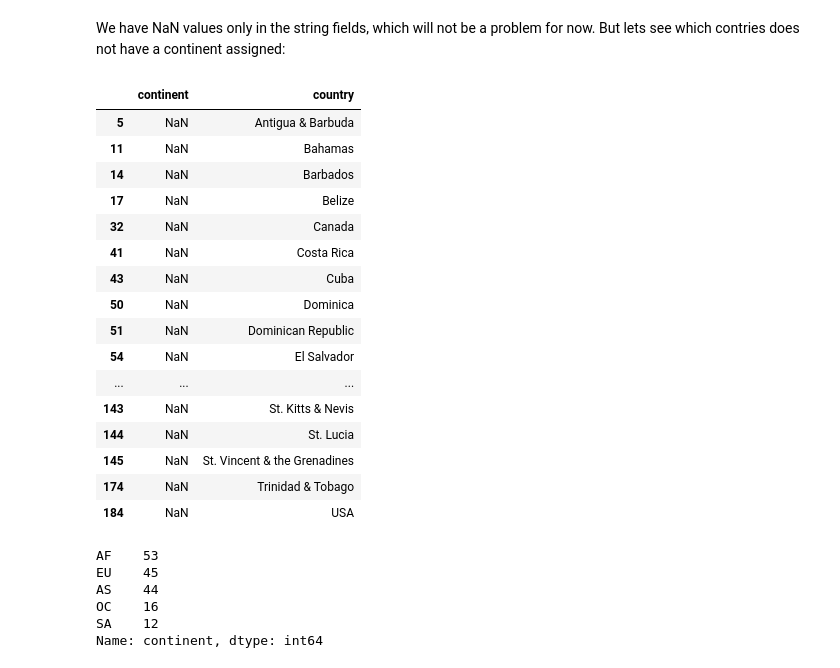
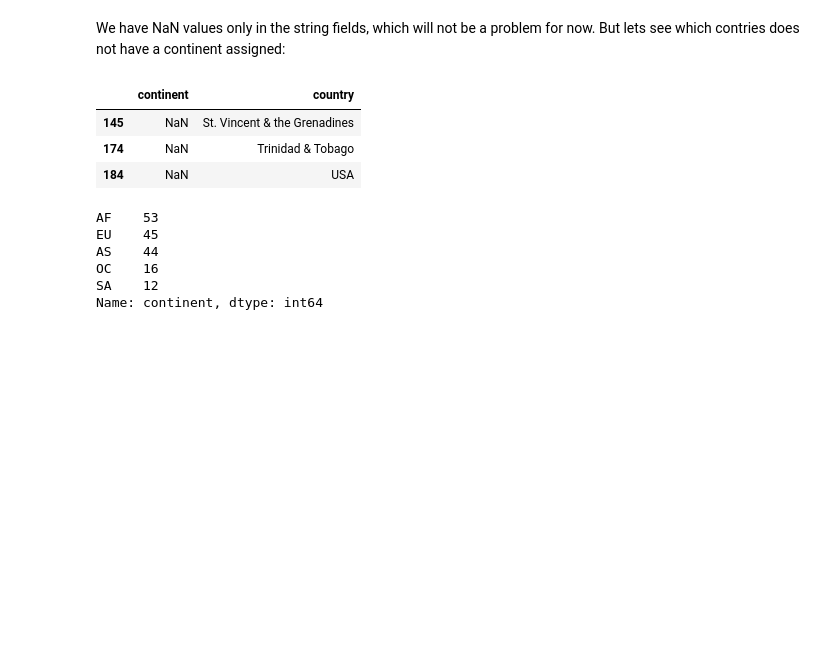
Before and after one commit to stampovaniq/ProgressBG-MLwithPython-Code, a Jupyter notebook: matplotlib_pandas_and_seaborn/pandas_and_mpl.ipynb, the cells around one changed output. Saved outputs shown, nothing was run; the diff lists cells and outputs as text; code cells hidden in the pictures; blank space fills up the shorter version.

```diff
--- a/matplotlib_pandas_and_seaborn/pandas_and_mpl.ipynb
+++ b/matplotlib_pandas_and_seaborn/pandas_and_mpl.ipynb
@@ -30,22 +34,9 @@ dtype: int64
 # %% [markdown]
 We have NaN values only in the string fields, which will  not be a problem for now. But lets see which contries does not have a continent assigned:
 # %%
-df.loc[df['continent'].isnull(), ['continent','country']]
+df.loc[df['continent'].isnull(), ['continent','country']].tail(3)
 # %% [output]
 |  | continent | country |
-| 5 | NaN | Antigua & Barbuda |
-| 11 | NaN | Bahamas |
-| 14 | NaN | Barbados |
-| 17 | NaN | Belize |
-| 32 | NaN | Canada |
-| 41 | NaN | Costa Rica |
-| 43 | NaN | Cuba |
-| 50 | NaN | Dominica |
-| 51 | NaN | Dominican Republic |
-| 54 | NaN | El Salvador |
-| ... | ... | ... |
-| 143 | NaN | St. Kitts & Nevis |
-| 144 | NaN | St. Lucia |
 | 145 | NaN | St. Vincent & the Grenadines |
 | 174 | NaN | Trinidad & Tobago |
 | 184 | NaN | USA |
```
Also changed, not shown: parts of 13 cells of this notebook, 4 other files.
